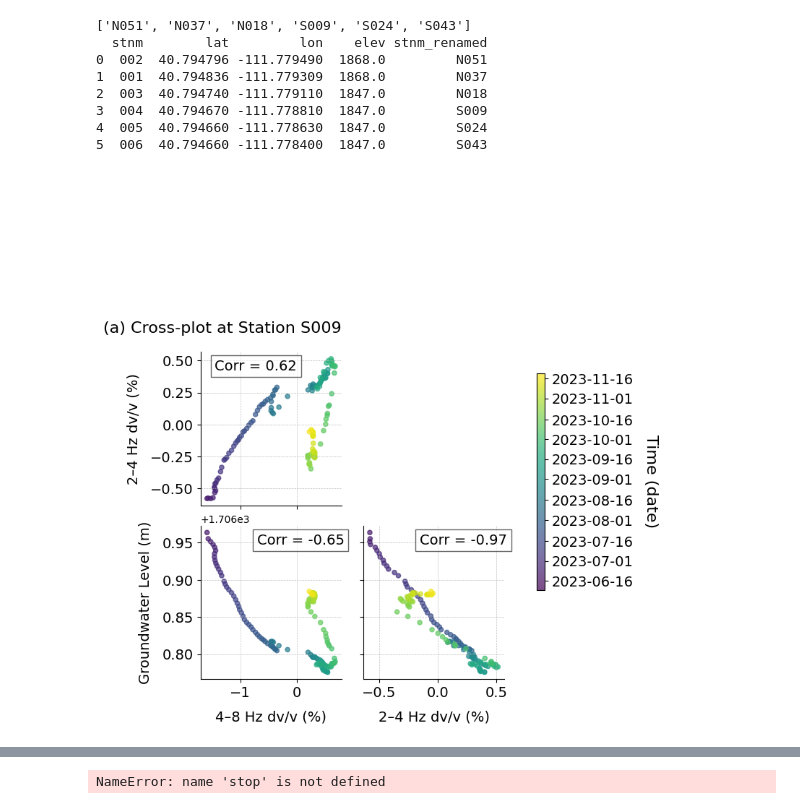
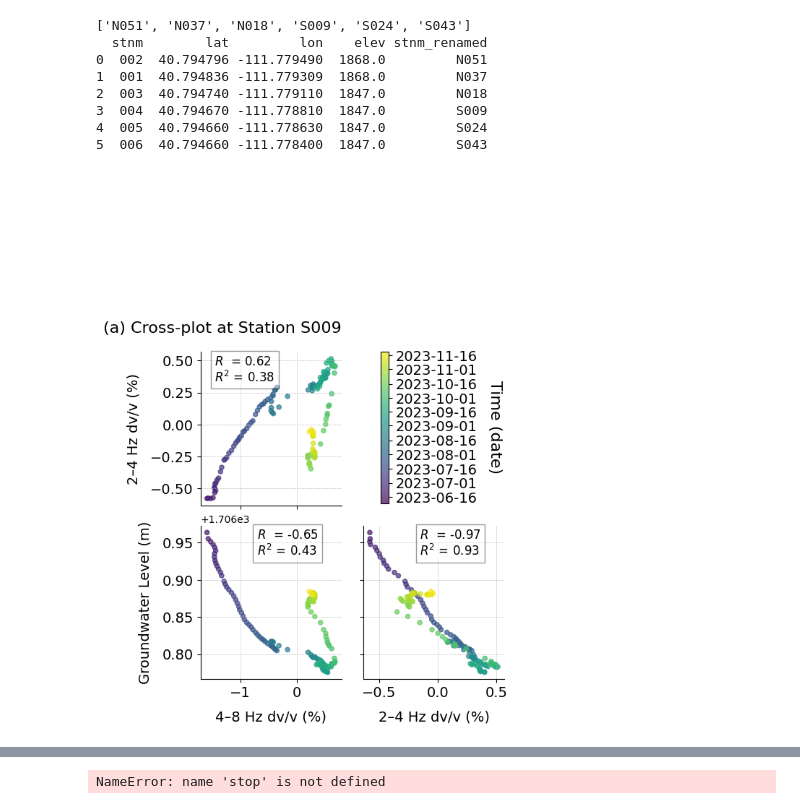
Before and after one commit to kuanfufeng/RedButte, a Jupyter notebook: final_revised_ananlyses_CodaCoefSelected.ipynb, the cells around one changed output, grey strips where cells are left out. Cells and saved outputs as stored; diff of their text form; code cells hidden in the pictures.

Commit message:
update figures

```diff
--- a/final_revised_ananlyses_CodaCoefSelected.ipynb
+++ b/final_revised_ananlyses_CodaCoefSelected.ipynb
@@ -250,18 +250,31 @@ def scatter_with_stats(x, y, color_values=None, **kwargs):
     r2 = r_value**2
     # label = f"Slope={slope:.2f}\nR={r_value:.2f}"
     # label = f"$R^2 = {r2:.2f}$\n$R = {r_value:.2f}$"
-    label = f"Corr = {r_value:.2f}"
+    # label = f"Corr = {r_value:.2f}"
+
+    # Line
+    # x_vals = np.array(ax.get_xlim())
+    # y_vals = intercept + slope * x_vals
+    # ax.plot(x_vals, y_vals, color='red', linewidth=1)
+
+    # === Annotation text ===
+    label = (
+        f"$R$  = {r_value:.2f}\n"
+        f"$R^2$ = {r2:.2f}"
+        # f"$p$ = {p_value:.2e}"
+    )
+
     # pick position automatically
     if r_value <0:
-        x, y = 0.4, 0.95   # top-right
+        x, y = 0.4, 0.98   # top-right
     if r_value > 0.7:
         x, y = 0.4,0.25
     if r_value > 0.3 and r_value <= 0.7:
-        x, y = 0.1,0.95
+        x, y = 0.1,0.98
     if r_value > 0 and r_value <= 0.3:
         x, y = 0.5, 0.95
     ax.text(x, y, label, transform=ax.transAxes,
-        fontsize=14, verticalalignment='top', bbox=dict(facecolor='white', alpha=0.6))
+        fontsize=12, verticalalignment='top', bbox=dict(facecolor='white', alpha=0.4))
 
 
 # Create PairGrid with coloring
@@ -292,7 +305,7 @@ sm.set_array([])
 
 
 # === Add single shared colorbar ===
-cbar_ax = g.fig.add_axes([0.75, 0.3, 0.015, 0.5])  # [left, bottom, width, height]
+cbar_ax = g.fig.add_axes([0.45, 0.5, 0.015, 0.35])  # [left, bottom, width, height]
 sm = ScalarMappable(cmap=cmap, norm=norm)
 cbar = plt.colorbar(sm, cax=cbar_ax, alpha=0.7)
 # 1. Define your custom tick dates
@@ -308,34 +321,34 @@ tick_vals = custom_dates.map(lambda dt: dt.timestamp())
 # 3. Format labels nicely
 tick_labels = custom_dates.strftime('%Y-%m-%d')
 
 cbar.set_ticks(tick_vals)
 cbar.set_ticklabels(tick_labels, fontsize=14)
 cbar.set_label("Time (date)", rotation=270, labelpad=10, fontsize=16, va='bottom')
 
 label_map = {
     "dv_2_4Hz": "2–4 Hz dv/v (%)",
     "dv_4_8Hz": "4–8 Hz dv/v (%)",
     "13D_smooth_GW303_m": "Groundwater Level (m)"
 }
 
 
 # Final layout
 g.fig.subplots_adjust(top=1.25, right=1,)
 g.fig.suptitle(f"(a) Cross-plot at Station {renamed} ",  y=0.92, x=0.15, fontsize=16)
 # Adjust label padding
 for ax in g.axes.flatten():
     xlabel = ax.get_xlabel()
     ylabel = ax.get_ylabel()
     ax.grid(True, linestyle='--', linewidth=0.5, alpha=0.8)
     if xlabel in label_map:
         ax.set_xlabel(label_map[xlabel], labelpad=10)
     if ylabel in label_map:
         ax.set_ylabel(label_map[ylabel], labelpad=10)
 
 # plt.show()
 plt.savefig(f"Fig_S009_pairgrid.png", dpi=300, bbox_inches='tight')
 # %% [output]
-[figure, old version]
+[figure, new version]
 # %%
 def plot_resid(df, **kwargs):
     df['datetime']=pd.to_datetime(df['datetime'])
```
Also changed, not shown: parts of 2 cells of this notebook.
